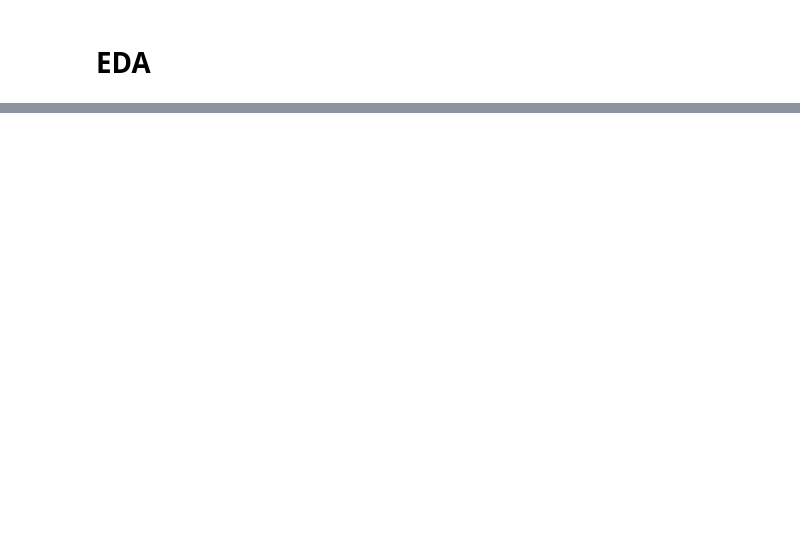
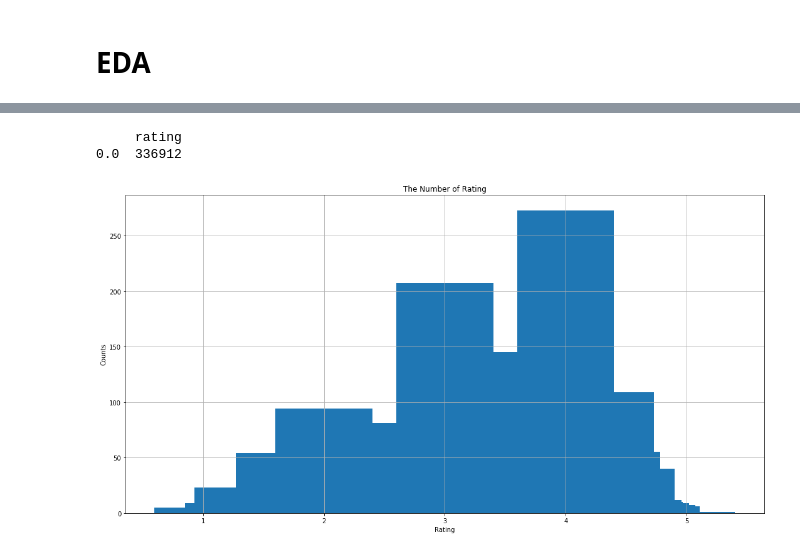
Before and after one commit to FreedomVAce/Game_Recommendation, a Jupyter notebook: Game_Recommendation.ipynb, the cells around one changed output, grey strips where cells are left out. Drawn from its saved outputs; the diff is of its cells as text; code cells hidden in the pictures; blank space fills up the shorter version.

```diff
--- a/Game_Recommendation.ipynb
+++ b/Game_Recommendation.ipynb
@@ -40,0 +76,4 @@ dtype: int64
+# %%
+game = game.join(genres)
+game = game.join(platforms)
+game.drop(['genres','platforms'],axis = 1,inplace = True)
@@ -107,0 +133,15 @@ game
+# %%
+print(pd.DataFrame(game['rating'].loc[game['rating'] == 0.0].value_counts()))
+plt.figure(figsize = (15,8))
+plt.bar(game['rating'].loc[game['rating'] != 0.0].value_counts().index,
+         game['rating'].loc[game['rating'] != 0.0].value_counts().values)
+plt.title('The Number of Rating')
+plt.xlabel('Rating')
+plt.ylabel('Counts')
+plt.tight_layout()
+plt.grid()
+plt.show()
+# %% [output]
+     rating
+0.0  336912
+[figure, added]
```
Also changed, not shown: parts of 23 cells of this notebook.
